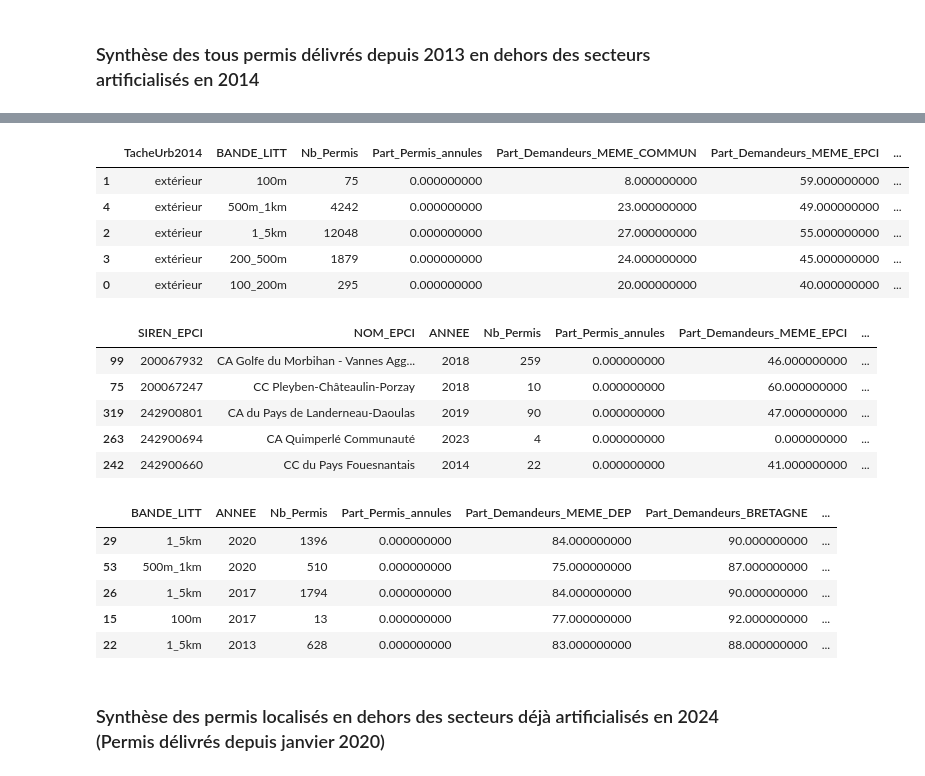
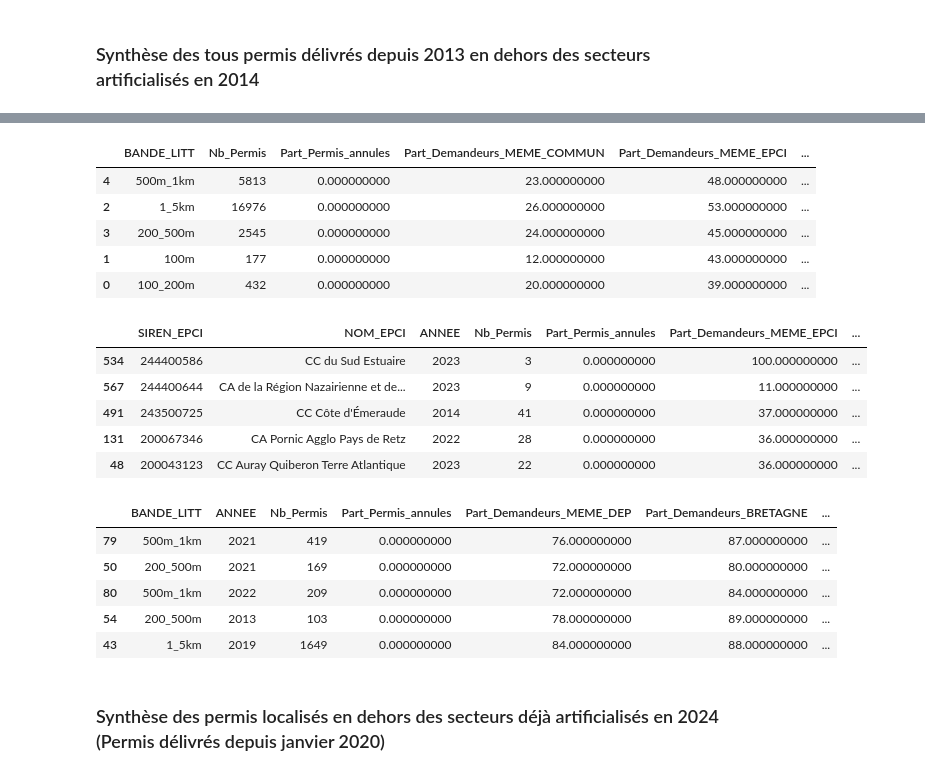
Before and after one commit to Denis-Vannier/artif_littoral_bzh, a Jupyter notebook: permis_construire/SITADEL_BZH.ipynb, the cells around one changed output, grey strips where cells are left out. Saved outputs shown, nothing was run; the diff lists cells and outputs as text; code cells hidden in the pictures.

Commit message:
Add files via upload
Mise à jour avec avec les données Sitadel jusqu'au 30 novembre 2024, et ajustement des synthèses.

```diff
--- a/permis_construire/SITADEL_BZH.ipynb
+++ b/permis_construire/SITADEL_BZH.ipynb
@@ -1513,8 +1527,11 @@ SITADEL_Litt_Bilan.sample(5)
 ### Synthèse des tous permis délivrés depuis 2013 en dehors des secteurs artificialisés en 2014
 # %%
 SITADEL_Bzh_Litt=gpd.read_file("SITADEL/SITADEL_BZH_2014_2024_LITT_NEW2014.csv")
+SITADEL_Bzh_New2024=pd.read_csv("SITADEL/SITADEL_BZH_2020_2024_LITT_NEW2024.csv")
+SITADEL_Bzh_Litt=pd.concat([SITADEL_Bzh_Litt, SITADEL_Bzh_New2024], ignore_index=True)
+SITADEL_Bzh_Litt.drop(columns={"field_1","ID_PERMIS", "Unnamed: 0", "geometry"}, inplace=True)
 
-# Préparer les variables pour les synthèses :
+# Préparer les variables pour les synthèses
 SITADEL_Bzh_Litt.replace({"PERMIS_ANNULE": {"non": "0", "oui": "1"}}, inplace=True)
 SITADEL_Bzh_Litt["PERMIS_ANNULE"]=SITADEL_Bzh_Litt["PERMIS_ANNULE"].astype("int64")
 SITADEL_Bzh_Litt.replace({"RESID_SECOND": {"0.0": "0", "":"0", "1.0": "1"}}, inplace=True)
@@ -1667,6 +1684,6 @@ SITADEL_Litt_Bilan.sample(5)
 # %%
-#### Synthèse par bande littorale, selon la situation de la parcelle par rapport à la zone déjà artificialisé en 2014
-SITADEL_Bzh_Litt_Bilan=SITADEL_Bzh_Litt.groupby(["TacheUrb2014","BANDE_LITT"], as_index=False).agg(
+#### Synthèse par bande littorale
+SITADEL_Bzh_Litt_Bilan=SITADEL_Bzh_Litt.groupby(["BANDE_LITT"], as_index=False).agg(
    Nb_Permis=("Type_AU","count"),
    Permis_annules=("PERMIS_ANNULE","sum"),
    Nouveaux_Logements=("NB_LOGEMENTS_NEW","sum"),
@@ -1683,40 +1700,40 @@ SITADEL_Bzh_Litt_Bilan=SITADEL_Bzh_Litt.groupby(["TacheUrb2014","BANDE_LITT"], a
    Surface_entrepots=("SURF_ENTREPOT_NEW","sum"),
    Surface_services_publics=("SURF_SERV_PUB_NEW","sum"),
    Demandeurs_MEME_COMMUNE=("DEM_MEME_COMMUNE","sum"),
    Demandeurs_MEME_EPCI=("DEM_MEME_EPCI","sum"),
    Demandeurs_MEME_DEP=("DEM_MEME_DEP","sum"),
    Demandeurs_BRETAGNE=("DEM_BRETAGNE","sum"),
    Demandeurs_Ouest=("DEM_Ouest","sum"),
    Demandeurs_LOINTAINS=("DEM_LOINTAINS","sum"))
 
 SITADEL_Bzh_Litt_Bilan["Part_Permis_annules"]=((SITADEL_Bzh_Litt_Bilan["Permis_annules"]/SITADEL_Bzh_Litt_Bilan["Nb_Permis"])*100).round()
 SITADEL_Bzh_Litt_Bilan["Part_Demandeurs_MEME_COMMUN"]=((SITADEL_Bzh_Litt_Bilan["Demandeurs_MEME_COMMUNE"]/SITADEL_Bzh_Litt_Bilan["Nb_Permis"])*100).round()
 
 SITADEL_Bzh_Litt_Bilan["Part_Demandeurs_MEME_EPCI"]=((SITADEL_Bzh_Litt_Bilan["Demandeurs_MEME_EPCI"]/SITADEL_Bzh_Litt_Bilan["Nb_Permis"])*100).round()
 SITADEL_Bzh_Litt_Bilan["Part_Demandeurs_MEME_DEP"]=((SITADEL_Bzh_Litt_Bilan["Demandeurs_MEME_DEP"]/SITADEL_Bzh_Litt_Bilan["Nb_Permis"])*100).round()
 SITADEL_Bzh_Litt_Bilan["Part_Demandeurs_BRETAGNE"]=((SITADEL_Bzh_Litt_Bilan["Demandeurs_BRETAGNE"]/SITADEL_Bzh_Litt_Bilan["Nb_Permis"])*100).round()
 SITADEL_Bzh_Litt_Bilan["Part_Demandeurs_Ouest"]=((SITADEL_Bzh_Litt_Bilan["Demandeurs_Ouest"]/SITADEL_Bzh_Litt_Bilan["Nb_Permis"])*100).round()
 SITADEL_Bzh_Litt_Bilan["Part_Demandeurs_LOINTAINS"]=((SITADEL_Bzh_Litt_Bilan["Demandeurs_LOINTAINS"]/SITADEL_Bzh_Litt_Bilan["Nb_Permis"])*100).round()
 
-SITADEL_Bzh_Litt_Bilan=SITADEL_Bzh_Litt_Bilan[['TacheUrb2014','BANDE_LITT', 'Nb_Permis', 'Part_Permis_annules',
+SITADEL_Bzh_Litt_Bilan=SITADEL_Bzh_Litt_Bilan[['BANDE_LITT', 'Nb_Permis', 'Part_Permis_annules',
        'Part_Demandeurs_MEME_COMMUN', 'Part_Demandeurs_MEME_EPCI',
        'Part_Demandeurs_MEME_DEP', 'Part_Demandeurs_BRETAGNE',
        'Part_Demandeurs_Ouest', 'Part_Demandeurs_LOINTAINS','Nouveaux_Logements',
        'Resid_secondaire', 'Surface_terrains', 'Surface_Logements',
        'Surface_Locaux', 'Surface_hotels', 'Surface_bureaux',
        'Surface_commerces', 'Surface_artisanat', 'Surface_industrie',
        'Surface_bat_agricoles', 'Surface_entrepots',
        'Surface_services_publics']]
 
 SITADEL_Bzh_Litt_Bilan.to_csv("SITADEL/SITADEL_BZH_2014_2024_LITT_NEW2014_Bilan_BandeLitt.csv")
 SITADEL_Bzh_Litt_Bilan.sample(5)
 # %% [output]
-|  | TacheUrb2014 | BANDE_LITT | Nb_Permis | Part_Permis_annules | Part_Demandeurs_MEME_COMMUN | Part_Demandeurs_MEME_EPCI | ... |
-| 1 | extérieur | 100m | 75 | 0.000000000 | 8.000000000 | 59.000000000 | ... |
-| 4 | extérieur | 500m_1km | 4242 | 0.000000000 | 23.000000000 | 49.000000000 | ... |
-| 2 | extérieur | 1_5km | 12048 | 0.000000000 | 27.000000000 | 55.000000000 | ... |
-| 3 | extérieur | 200_500m | 1879 | 0.000000000 | 24.000000000 | 45.000000000 | ... |
-| 0 | extérieur | 100_200m | 295 | 0.000000000 | 20.000000000 | 40.000000000 | ... |
+|  | BANDE_LITT | Nb_Permis | Part_Permis_annules | Part_Demandeurs_MEME_COMMUN | Part_Demandeurs_MEME_EPCI | ... |
+| 4 | 500m_1km | 5813 | 0.000000000 | 23.000000000 | 48.000000000 | ... |
+| 2 | 1_5km | 16976 | 0.000000000 | 26.000000000 | 53.000000000 | ... |
+| 3 | 200_500m | 2545 | 0.000000000 | 24.000000000 | 45.000000000 | ... |
+| 1 | 100m | 177 | 0.000000000 | 12.000000000 | 43.000000000 | ... |
+| 0 | 100_200m | 432 | 0.000000000 | 20.000000000 | 39.000000000 | ... |
 # %%
 ######### SYNTHESE PAR EPCI et par ANNEE DES PERMIS responsables de l'artificialisation constatée entre 2014 et 2024 ##########
 
@@ -1762,11 +1779,11 @@ SITADEL_Bzh_Litt_Bilan.to_csv("SITADEL/SITADEL_BZH_2014_2024_LITT_NEW2014_Bilan_
 SITADEL_Bzh_Litt_Bilan.sample(5)
 # %% [output]
 |  | SIREN_EPCI | NOM_EPCI | ANNEE | Nb_Permis | Part_Permis_annules | Part_Demandeurs_MEME_EPCI | ... |
-| 99 | 200067932 | CA Golfe du Morbihan - Vannes Agg... | 2018 | 259 | 0.000000000 | 46.000000000 | ... |
-| 75 | 200067247 | CC Pleyben-Châteaulin-Porzay | 2018 | 10 | 0.000000000 | 60.000000000 | ... |
-| 319 | 242900801 | CA du Pays de Landerneau-Daoulas | 2019 | 90 | 0.000000000 | 47.000000000 | ... |
-| 263 | 242900694 | CA Quimperlé Communauté | 2023 | 4 | 0.000000000 | 0.000000000 | ... |
-| 242 | 242900660 | CC du Pays Fouesnantais | 2014 | 22 | 0.000000000 | 41.000000000 | ... |
+| 534 | 244400586 | CC du Sud Estuaire | 2023 | 3 | 0.000000000 | 100.000000000 | ... |
+| 567 | 244400644 | CA de la Région Nazairienne et de... | 2023 | 9 | 0.000000000 | 11.000000000 | ... |
+| 491 | 243500725 | CC Côte d'Émeraude | 2014 | 41 | 0.000000000 | 37.000000000 | ... |
+| 131 | 200067346 | CA Pornic Agglo Pays de Retz | 2022 | 28 | 0.000000000 | 36.000000000 | ... |
+| 48 | 200043123 | CC Auray Quiberon Terre Atlantique | 2023 | 22 | 0.000000000 | 36.000000000 | ... |
 # %%
 ######### SYNTHESE PAR BANDE LITTORALE ET PAR ANNEE DES PERMIS responsables de l'artificialisation constatée entre 2014 et 2024 ##########
 
@@ -1811,11 +1828,11 @@ SITADEL_Bzh_Litt_Bilan.to_csv("SITADEL/SITADEL_BZH_2014_2024_LITT_NEW2014_Bilan_
 SITADEL_Bzh_Litt_Bilan.sample(5)
 # %% [output]
 |  | BANDE_LITT | ANNEE | Nb_Permis | Part_Permis_annules | Part_Demandeurs_MEME_DEP | Part_Demandeurs_BRETAGNE | ... |
-| 29 | 1_5km | 2020 | 1396 | 0.000000000 | 84.000000000 | 90.000000000 | ... |
-| 53 | 500m_1km | 2020 | 510 | 0.000000000 | 75.000000000 | 87.000000000 | ... |
-| 26 | 1_5km | 2017 | 1794 | 0.000000000 | 84.000000000 | 90.000000000 | ... |
-| 15 | 100m | 2017 | 13 | 0.000000000 | 77.000000000 | 92.000000000 | ... |
-| 22 | 1_5km | 2013 | 628 | 0.000000000 | 83.000000000 | 88.000000000 | ... |
+| 79 | 500m_1km | 2021 | 419 | 0.000000000 | 76.000000000 | 87.000000000 | ... |
+| 50 | 200_500m | 2021 | 169 | 0.000000000 | 72.000000000 | 80.000000000 | ... |
+| 80 | 500m_1km | 2022 | 209 | 0.000000000 | 72.000000000 | 84.000000000 | ... |
+| 54 | 200_500m | 2013 | 103 | 0.000000000 | 78.000000000 | 89.000000000 | ... |
+| 43 | 1_5km | 2019 | 1649 | 0.000000000 | 84.000000000 | 88.000000000 | ... |
 # %% [markdown]
 ### Synthèse des permis localisés en dehors des secteurs déjà artificialisés en 2024 (Permis délivrés depuis janvier 2020)
 # %%
```
Also changed, not shown: parts of 13 cells of this notebook, 6 other files.
